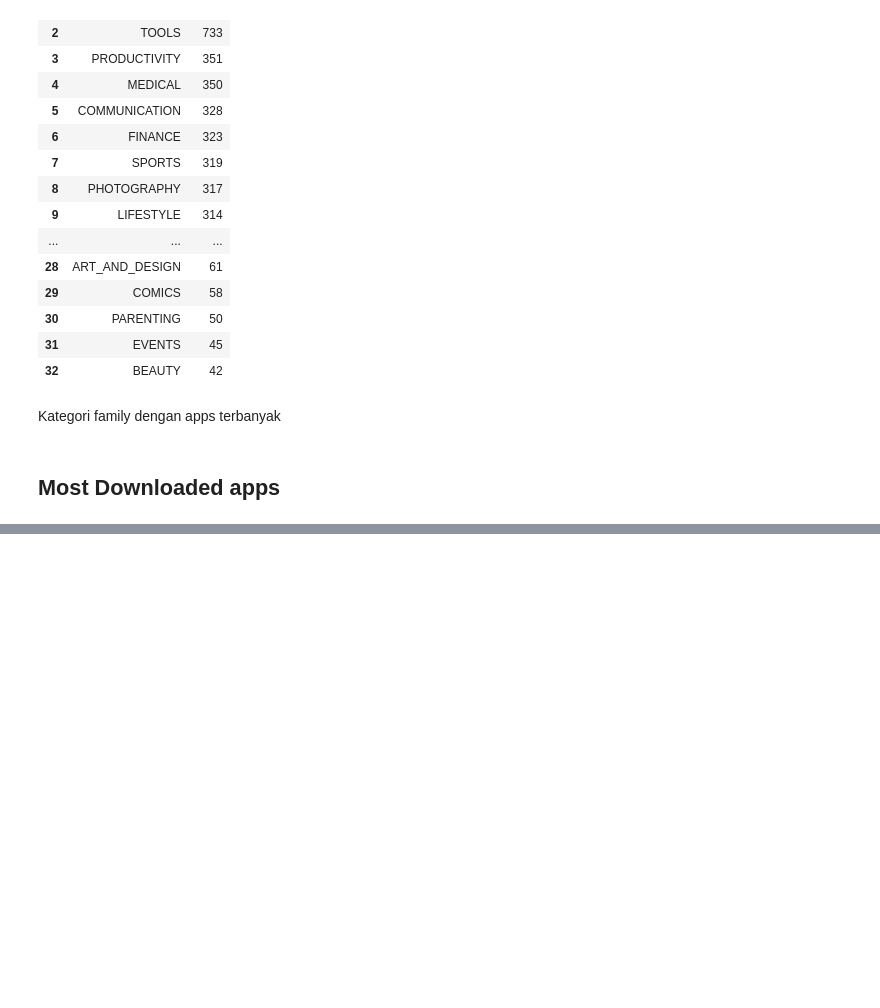
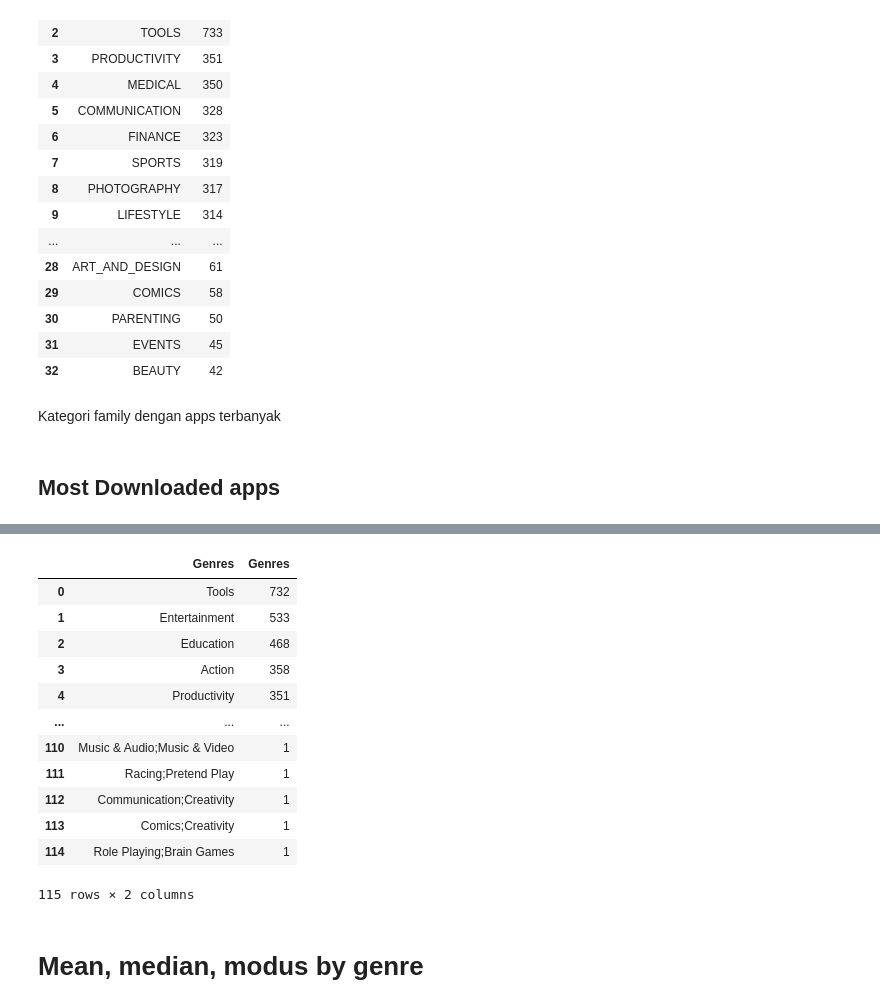
Before and after one commit to rivzadrian/H8_36, a Jupyter notebook: H8Assignment.ipynb, the cells around one changed output, grey strips where cells are left out. Cells and saved outputs as stored; diff of their text form; code cells hidden in the pictures; blank space fills up the shorter version.

```diff
--- a/H8Assignment.ipynb
+++ b/H8Assignment.ipynb
@@ -274,0 +318,20 @@ df.sort_values('Installs', ascending=False).head(5)
+# %%
+df_genre = df.Genres.value_counts().reset_index()
+# %%
+df_genre.rename(columns={'index' : 'Genres', 'Category' : 'Total'})
+# %% [output]
+|  | Genres | Genres |
+| 0 | Tools | 732 |
+| 1 | Entertainment | 533 |
+| 2 | Education | 468 |
+| 3 | Action | 358 |
+| 4 | Productivity | 351 |
+| ... | ... | ... |
+| 110 | Music & Audio;Music & Video | 1 |
+| 111 | Racing;Pretend Play | 1 |
+| 112 | Communication;Creativity | 1 |
+| 113 | Comics;Creativity | 1 |
+| 114 | Role Playing;Brain Games | 1 |
+115 rows × 2 columns
+# %% [markdown]
+# Mean, median, modus by genre
```
Also changed, not shown: parts of 13 cells of this notebook.
